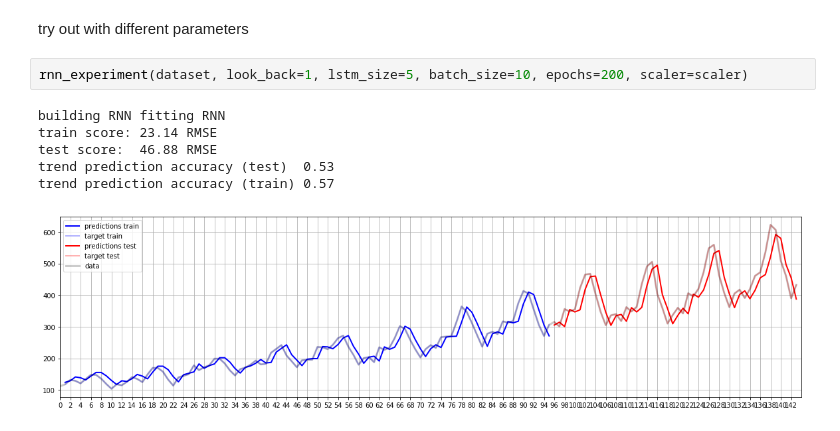
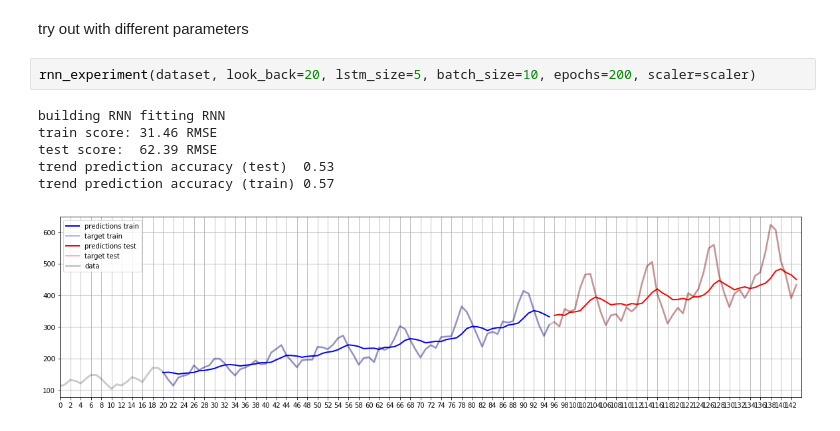
Before and after one commit to rramosp/20182.tflow_intro, a Jupyter notebook: 11 - Analisis de series temporales.ipynb, the cells around one changed output. Cells and saved outputs as stored; diff of their text form.

```diff
--- a/11 - Analisis de series temporales.ipynb
+++ b/11 - Analisis de series temporales.ipynb
@@ -269,14 +310,14 @@ trend prediction accuracy (train) 0.51
 # %% [markdown]
 try out with different parameters
 # %%
-rnn_experiment(dataset, look_back=1, lstm_size=5, batch_size=10, epochs=200, scaler=scaler)
+rnn_experiment(dataset, look_back=20, lstm_size=5, batch_size=10, epochs=200, scaler=scaler)
 # %% [output]
 building RNN fitting RNN
-train score: 23.14 RMSE
-test score:  46.88 RMSE
+train score: 31.46 RMSE
+test score:  62.39 RMSE
 trend prediction accuracy (test)  0.53
 trend prediction accuracy (train) 0.57
-[figure, old version]
+[figure, new version]
 # %%
 rnn_experiment(dataset, look_back=20, lstm_size=5, batch_size=10, epochs=150, scaler=scaler)
 # %% [output]
```
Also changed, not shown: parts of 16 cells of this notebook.
